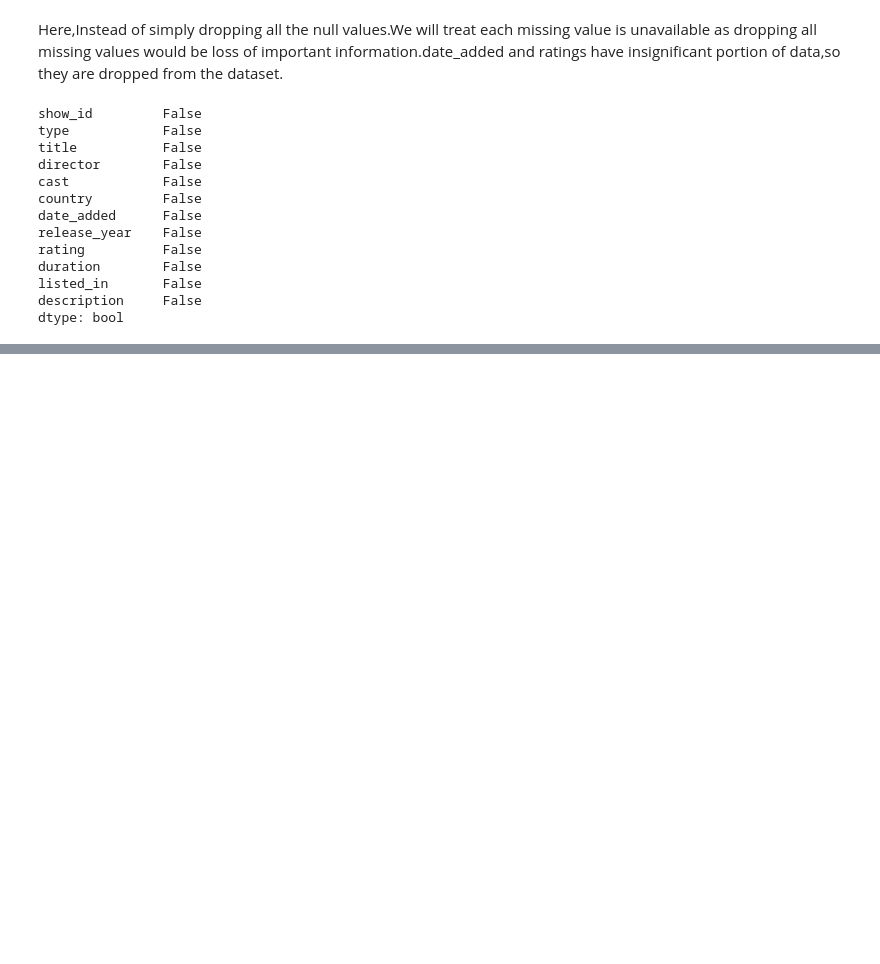
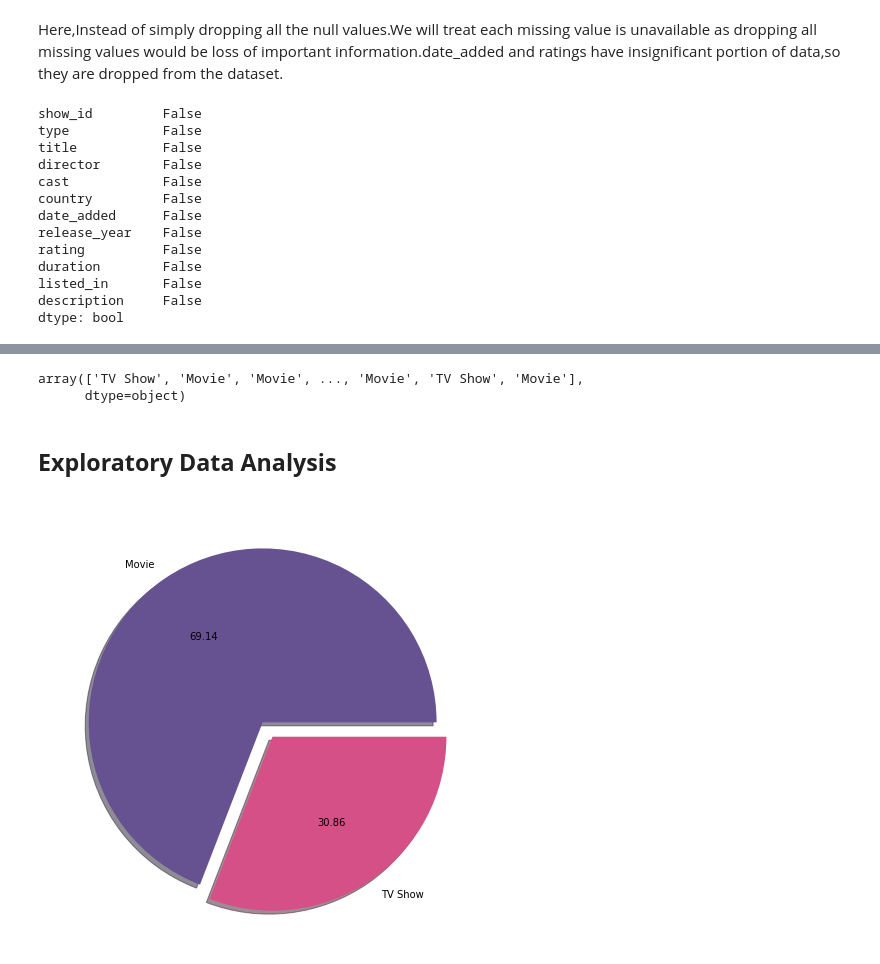
Before and after one commit to aditi10998/Netflix_movies_and_TV_shows, a Jupyter notebook: NETFLIX_MOVIES_AND_TV_SHOWS_CLUSTERING.ipynb, the cells around one changed output, grey strips where cells are left out. Drawn from its saved outputs; the diff is of its cells as text; code cells hidden in the pictures; blank space fills up the shorter version.

Commit message:
visualizations

```diff
--- a/NETFLIX_MOVIES_AND_TV_SHOWS_CLUSTERING.ipynb
+++ b/NETFLIX_MOVIES_AND_TV_SHOWS_CLUSTERING.ipynb
@@ -207,0 +219,6 @@ Netflix_df.sample(5)
+# %%
+#Converting date
+Netflix_df["date_added"] = pd.to_datetime(Netflix_df['date_added'])
+Netflix_df['year']=Netflix_df['date_added'].dt.year
+Netflix_df['month']=Netflix_df['date_added'].dt.month
+Netflix_df['week']=Netflix_df['date_added'].dt.week
@@ -207,0 +236,18 @@ Netflix_df.sample(5)
+# %%
+Netflix_df['type'].values
+# %% [output]
+array(['TV Show', 'Movie', 'Movie', ..., 'Movie', 'TV Show', 'Movie'],
+      dtype=object)
+# %% [markdown]
+## **Exploratory Data Analysis**
+# %%
+#No of movies and TV shows in attribute type
+
+fig,ax1 = plt.subplots(figsize=(12,8))
+explode = [0, 0.1]
+colors = ["#665191","#d45087"]
+types =Netflix_df.groupby('type').size()
+plt.pie(types,labels=['Movie','TV Show'],explode=explode,colors=colors,shadow=True,autopct='%.2f')
+plt.show()
+# %% [output]
+[figure, added]
```
Also changed, not shown: parts of 8 cells of this notebook.
